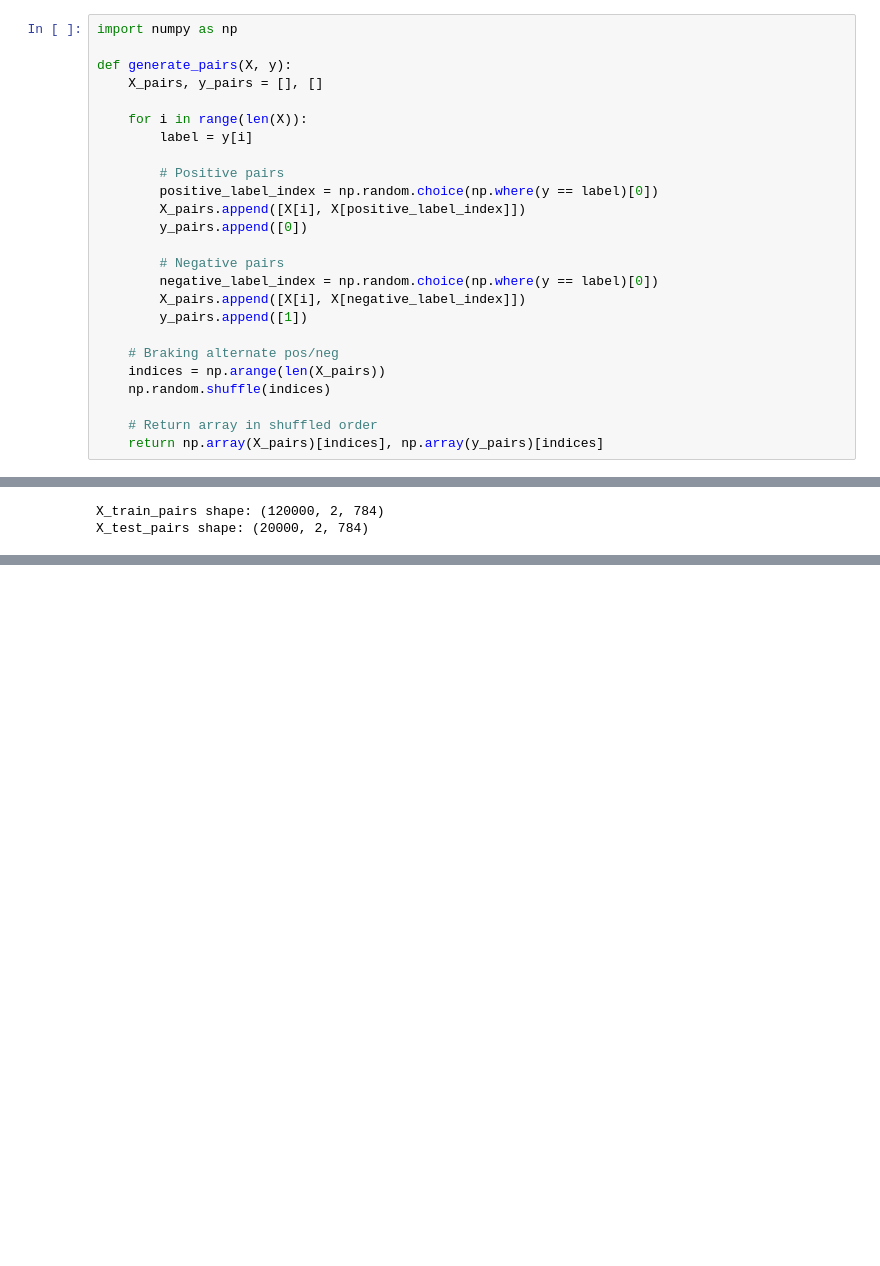
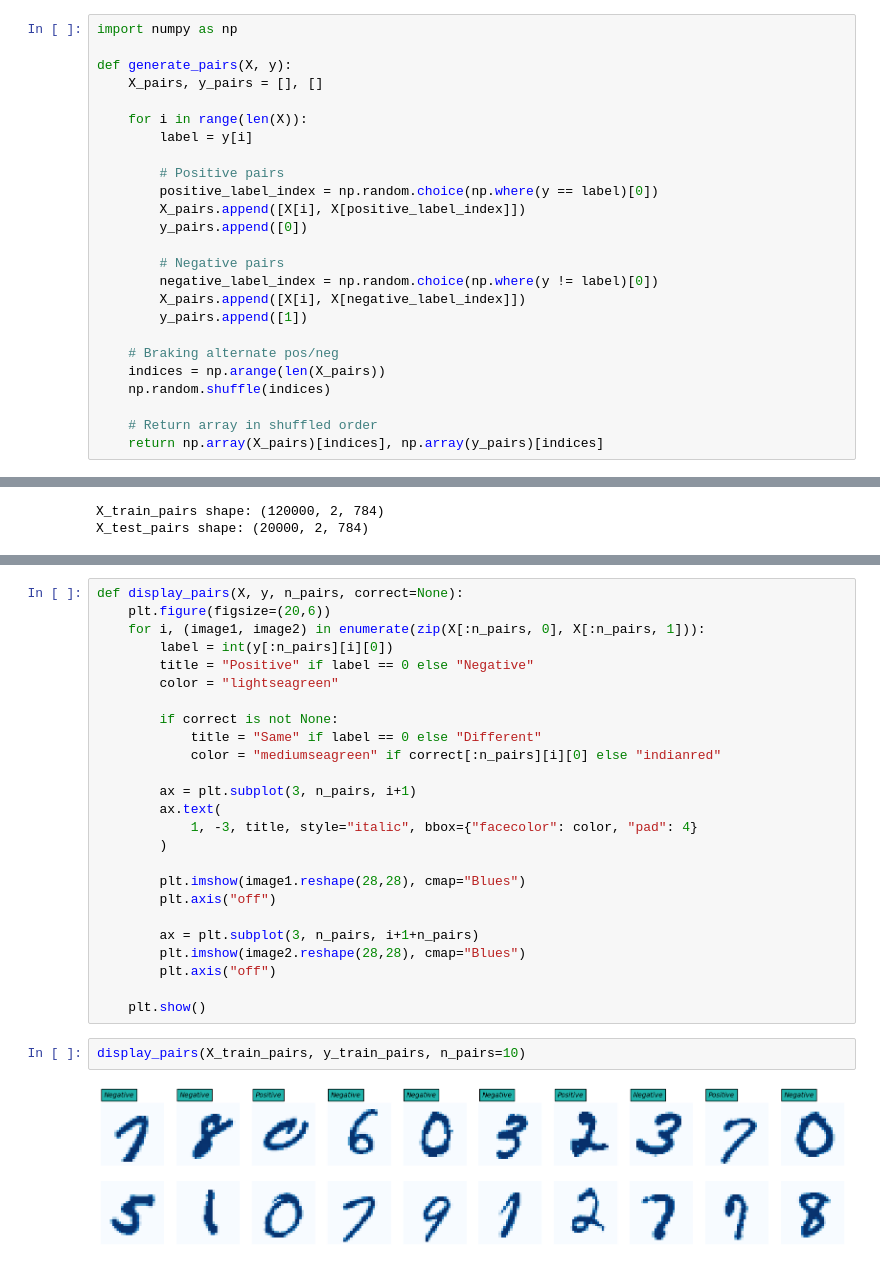
Before and after one commit to jaunewick/siamese-network-embedding, a Jupyter notebook: notebook.ipynb, the cells around one changed output, grey strips where cells are left out. Drawn from its saved outputs; the diff is of its cells as text; blank space fills up the shorter version.

```diff
--- a/notebook.ipynb
+++ b/notebook.ipynb
@@ -68,7 +68,7 @@ def generate_pairs(X, y):
         y_pairs.append([0])
 
         # Negative pairs
-        negative_label_index = np.random.choice(np.where(y == label)[0])
+        negative_label_index = np.random.choice(np.where(y != label)[0])
         X_pairs.append([X[i], X[negative_label_index]])
         y_pairs.append([1])
 
@@ -89,0 +92,29 @@ X_test_pairs shape: (20000, 2, 784)
+# %%
+def display_pairs(X, y, n_pairs, correct=None):
+    plt.figure(figsize=(20,6))
+    for i, (image1, image2) in enumerate(zip(X[:n_pairs, 0], X[:n_pairs, 1])):
+        label = int(y[:n_pairs][i][0])
+        title = "Positive" if label == 0 else "Negative"
+        color = "lightseagreen"
+
+        if correct is not None:
+            title = "Same" if label == 0 else "Different"
+            color = "mediumseagreen" if correct[:n_pairs][i][0] else "indianred"
+
+        ax = plt.subplot(3, n_pairs, i+1)
+        ax.text(
+            1, -3, title, style="italic", bbox={"facecolor": color, "pad": 4}
+        )
+
+        plt.imshow(image1.reshape(28,28), cmap="Blues")
+        plt.axis("off")
+
+        ax = plt.subplot(3, n_pairs, i+1+n_pairs)
+        plt.imshow(image2.reshape(28,28), cmap="Blues")
+        plt.axis("off")
+
+    plt.show()
+# %%
+display_pairs(X_train_pairs, y_train_pairs, n_pairs=10)
+# %% [output]
+[figure, added]
```
Also changed, not shown: parts of 1 cell of this notebook.
